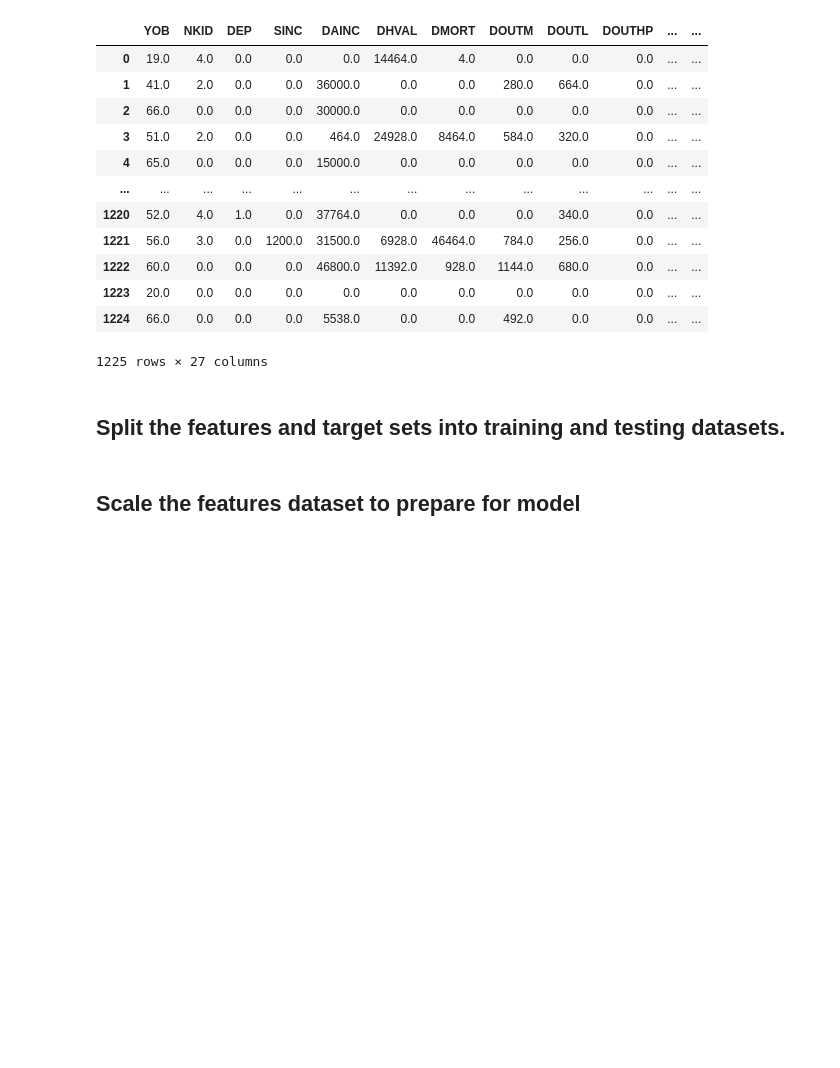
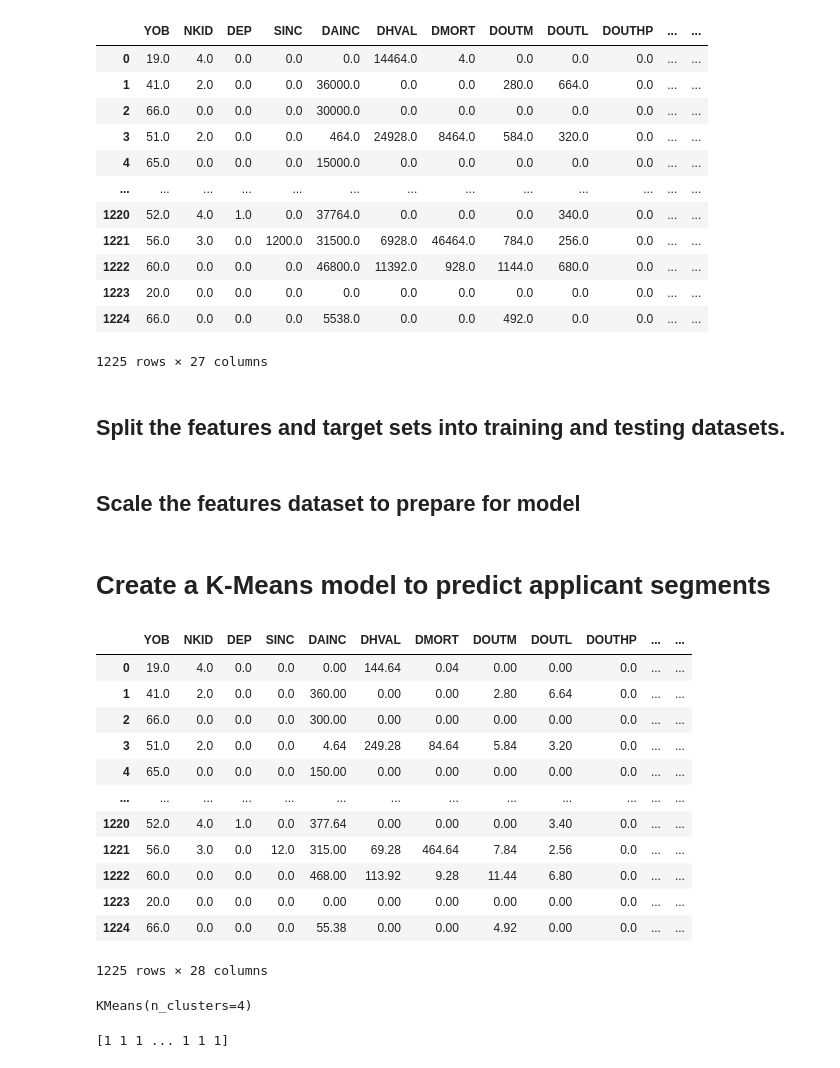
Before and after one commit to ghedrick76/Default_Risk_Predictor, a Jupyter notebook: credit_risk_model.ipynb, the cells around one changed output. Drawn from its saved outputs; the diff is of its cells as text; code cells hidden in the pictures; blank space fills up the shorter version.

Commit message:
added K-Means algorithm

```diff
--- a/credit_risk_model.ipynb
+++ b/credit_risk_model.ipynb
@@ -210,3 +214,25 @@ X_scaler = scaler.fit(X_train)
 # Fit the scaler to the features training dataset
 X_train_scaled = X_scaler.transform(X_train)
 X_test_scaled = X_scaler.transform(X_test)
+# %% [markdown]
+# Create a K-Means model to predict applicant segments
+# %%
+# Scale the data for K-Means algorithm
+encoded_df[["DAINC", "SINC", "DHVAL", "DMORT", "DOUTM", "DOUTL"]] = encoded_df[["DAINC", "SINC", "DHVAL", "DMORT", "DOUTM", "DOUTL"]] / 100
+
+# Review the DataFrame
+display(encoded_df)
+# %% [output]
+|  | YOB | NKID | DEP | SINC | DAINC | DHVAL | DMORT | DOUTM | DOUTL | DOUTHP | ... | ... |
+| 0 | 19.0 | 4.0 | 0.0 | 0.0 | 0.00 | 144.64 | 0.04 | 0.00 | 0.00 | 0.0 | ... | ... |
+| 1 | 41.0 | 2.0 | 0.0 | 0.0 | 360.00 | 0.00 | 0.00 | 2.80 | 6.64 | 0.0 | ... | ... |
+| 2 | 66.0 | 0.0 | 0.0 | 0.0 | 300.00 | 0.00 | 0.00 | 0.00 | 0.00 | 0.0 | ... | ... |
+| 3 | 51.0 | 2.0 | 0.0 | 0.0 | 4.64 | 249.28 | 84.64 | 5.84 | 3.20 | 0.0 | ... | ... |
+| 4 | 65.0 | 0.0 | 0.0 | 0.0 | 150.00 | 0.00 | 0.00 | 0.00 | 0.00 | 0.0 | ... | ... |
+| ... | ... | ... | ... | ... | ... | ... | ... | ... | ... | ... | ... | ... |
+| 1220 | 52.0 | 4.0 | 1.0 | 0.0 | 377.64 | 0.00 | 0.00 | 0.00 | 3.40 | 0.0 | ... | ... |
+| 1221 | 56.0 | 3.0 | 0.0 | 12.0 | 315.00 | 69.28 | 464.64 | 7.84 | 2.56 | 0.0 | ... | ... |
+| 1222 | 60.0 | 0.0 | 0.0 | 0.0 | 468.00 | 113.92 | 9.28 | 11.44 | 6.80 | 0.0 | ... | ... |
+| 1223 | 20.0 | 0.0 | 0.0 | 0.0 | 0.00 | 0.00 | 0.00 | 0.00 | 0.00 | 0.0 | ... | ... |
+| 1224 | 66.0 | 0.0 | 0.0 | 0.0 | 55.38 | 0.00 | 0.00 | 4.92 | 0.00 | 0.0 | ... | ... |
+1225 rows × 28 columns
@@ -212,0 +242,13 @@ X_test_scaled = X_scaler.transform(X_test)
+# %%
+# Fit the model
+model.fit(encoded_df)
+# %% [output]
+KMeans(n_clusters=4)
+# %%
+# Predict clusters
+applicant_segments = model.predict(encoded_df)
+
+# Display the data
+print(applicant_segments)
+# %% [output]
+[1 1 1 ... 1 1 1]
```
Also changed, not shown: parts of 4 cells of this notebook.
